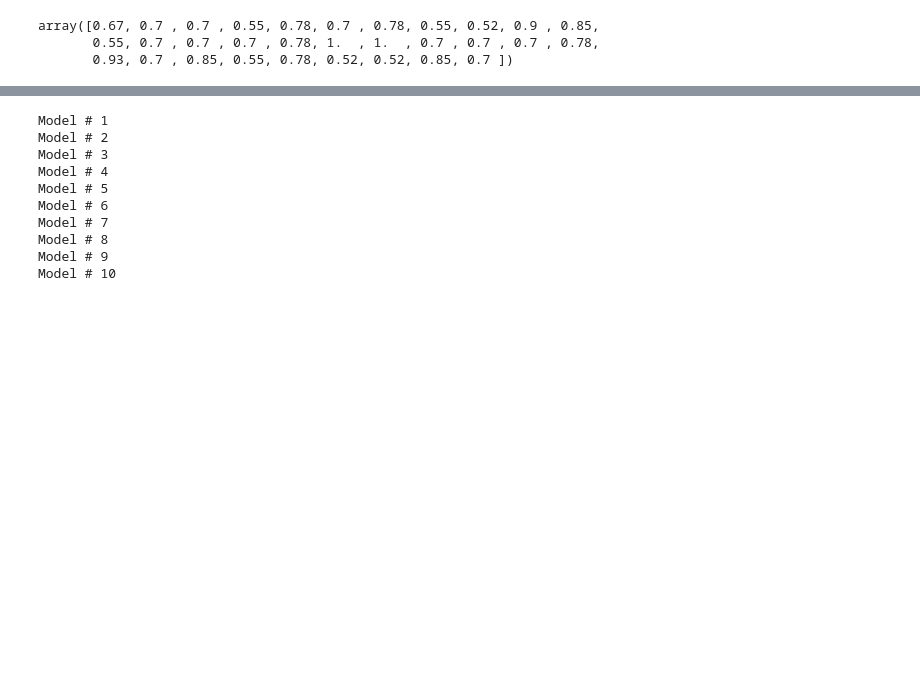
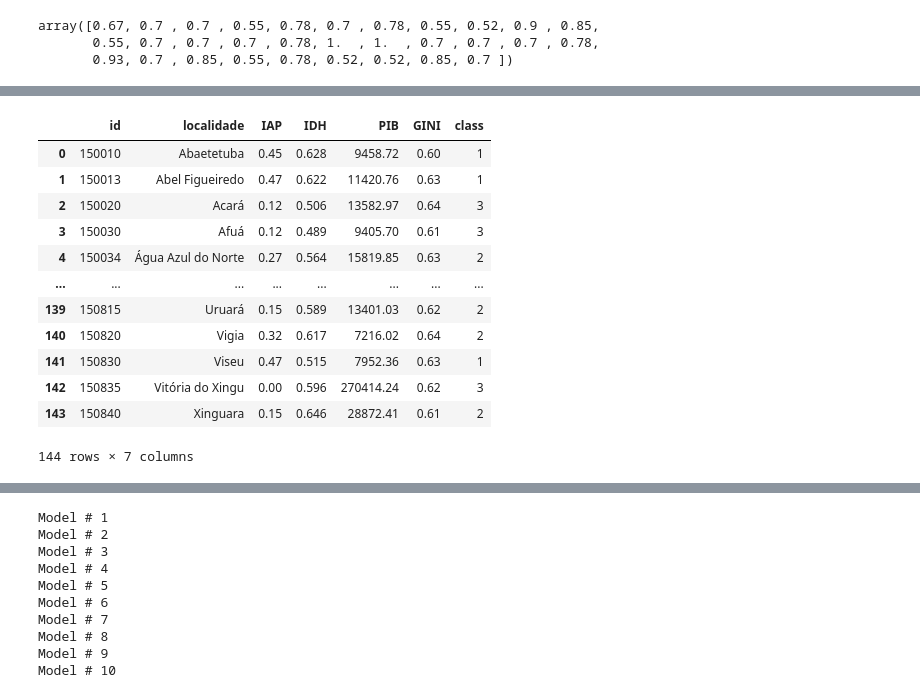
Before and after one commit to jlucioDev/woman_victims_v3, a Jupyter notebook: main.ipynb, the cells around one changed output, grey strips where cells are left out. Saved outputs shown, nothing was run; the diff lists cells and outputs as text; code cells hidden in the pictures; blank space fills up the shorter version.

```diff
--- a/main.ipynb
+++ b/main.ipynb
@@ -201,0 +202,19 @@ classification = electre_tri_b(np.array(df), W , Q , P , V , B, cut_level = 0.65
+# %%
+df_munic_classified = df_munic.copy()
+df_munic_classified['class'] = classification
+df_munic_classified.to_parquet("datasets/df_classified_pa.parquet")
+df_munic_classified
+# %% [output]
+|  | id | localidade | IAP | IDH | PIB | GINI | class |
+| 0 | 150010 | Abaetetuba | 0.45 | 0.628 | 9458.72 | 0.60 | 1 |
+| 1 | 150013 | Abel Figueiredo | 0.47 | 0.622 | 11420.76 | 0.63 | 1 |
+| 2 | 150020 | Acará | 0.12 | 0.506 | 13582.97 | 0.64 | 3 |
+| 3 | 150030 | Afuá | 0.12 | 0.489 | 9405.70 | 0.61 | 3 |
+| 4 | 150034 | Água Azul do Norte | 0.27 | 0.564 | 15819.85 | 0.63 | 2 |
+| ... | ... | ... | ... | ... | ... | ... | ... |
+| 139 | 150815 | Uruará | 0.15 | 0.589 | 13401.03 | 0.62 | 2 |
+| 140 | 150820 | Vigia | 0.32 | 0.617 | 7216.02 | 0.64 | 2 |
+| 141 | 150830 | Viseu | 0.47 | 0.515 | 7952.36 | 0.63 | 1 |
+| 142 | 150835 | Vitória do Xingu | 0.00 | 0.596 | 270414.24 | 0.62 | 3 |
+| 143 | 150840 | Xinguara | 0.15 | 0.646 | 28872.41 | 0.61 | 2 |
+144 rows × 7 columns
```
Also changed, not shown: parts of 12 cells of this notebook, 9 other files.
